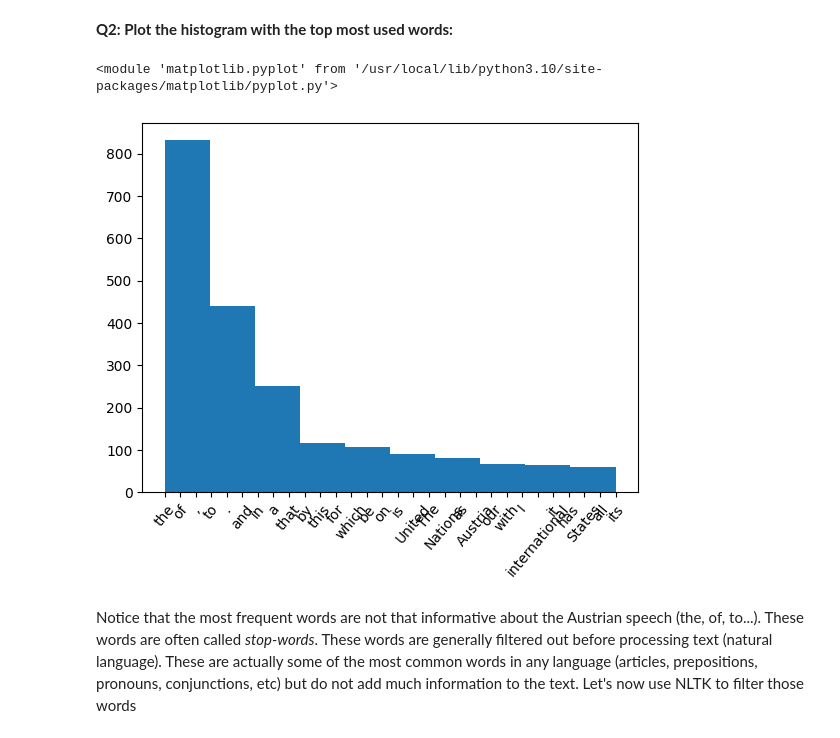
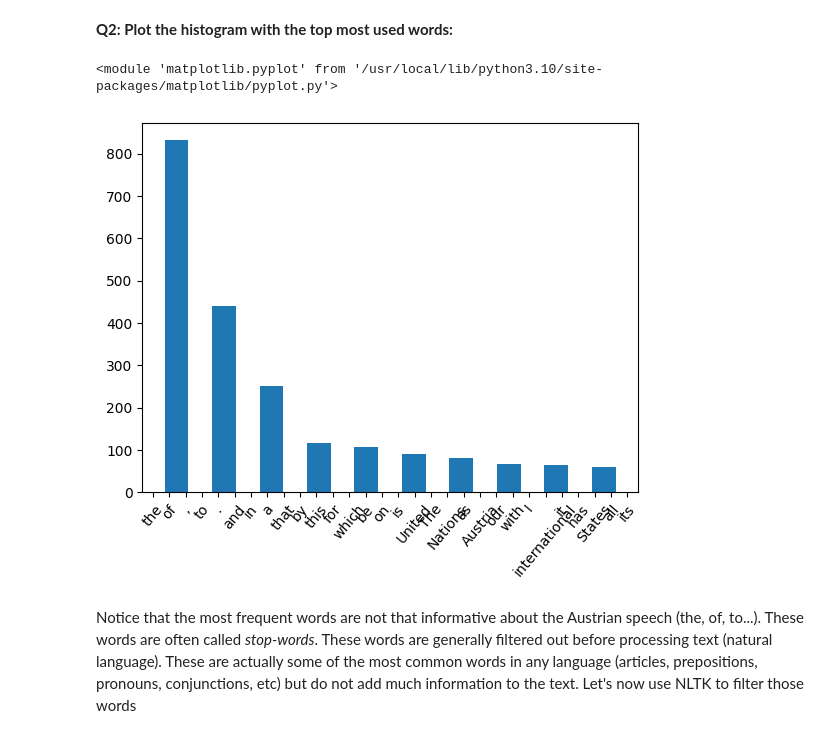
Before and after one commit to himayla/FDS_assign1, a Jupyter notebook: Lab3_Assignment1_Aux.ipynb, the cells around one changed output. Cells and saved outputs as stored; diff of their text form; code cells hidden in the pictures.

```diff
--- a/Lab3_Assignment1_Aux.ipynb
+++ b/Lab3_Assignment1_Aux.ipynb
@@ -133,15 +115,15 @@ freq.most_common(30)
 # %%
 import matplotlib.pyplot as plt
 
 top30 = freq.most_common(30)
 words = [i[0]for i in top30]
 counts =  [i[1]for i in top30]
-plt.hist(words, weights=counts)
+plt.hist(words, weights=counts, rwidth=0.5)
 plt.xticks(rotation=50)
 display(plt)
 # %% [output]
 <module 'matplotlib.pyplot' from '/usr/local/lib/python3.10/site-packages/matplotlib/pyplot.py'>
-[figure, old version]
+[figure, new version]
 # %% [markdown]
 Notice that the most frequent words are not that informative about the Austrian speech (the, of, to...). These words are often called *stop-words*. These words are generally filtered out before processing text (natural language). These are actually some of the most common words in any language (articles, prepositions, pronouns, conjunctions, etc) but do not add much information to the text. Let's now use NLTK to filter those words
 # %%
```
Also changed, not shown: parts of 1 cell of this notebook, 2 other files.
